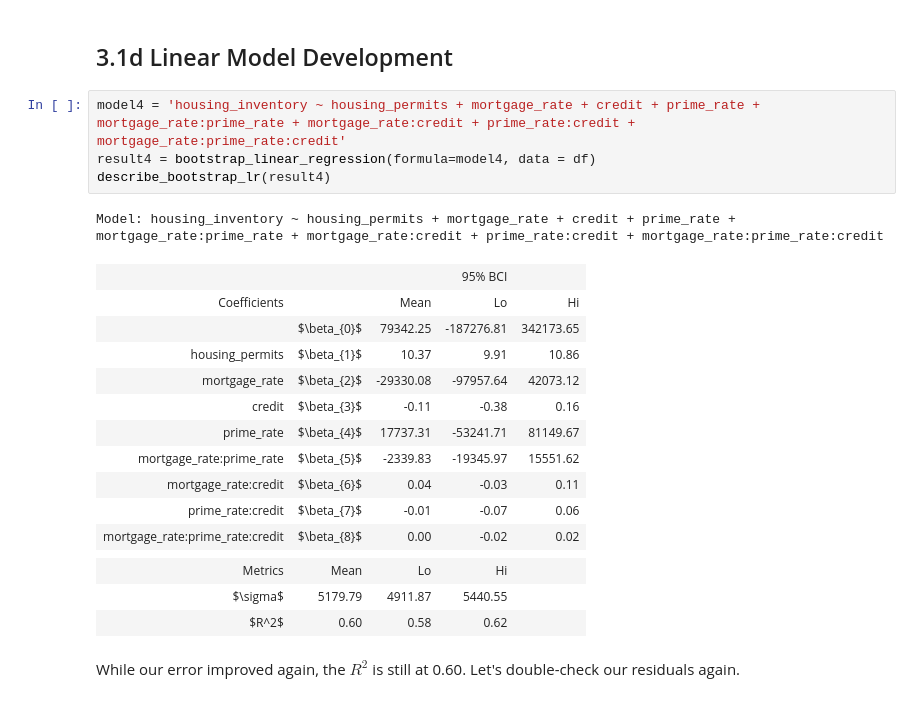
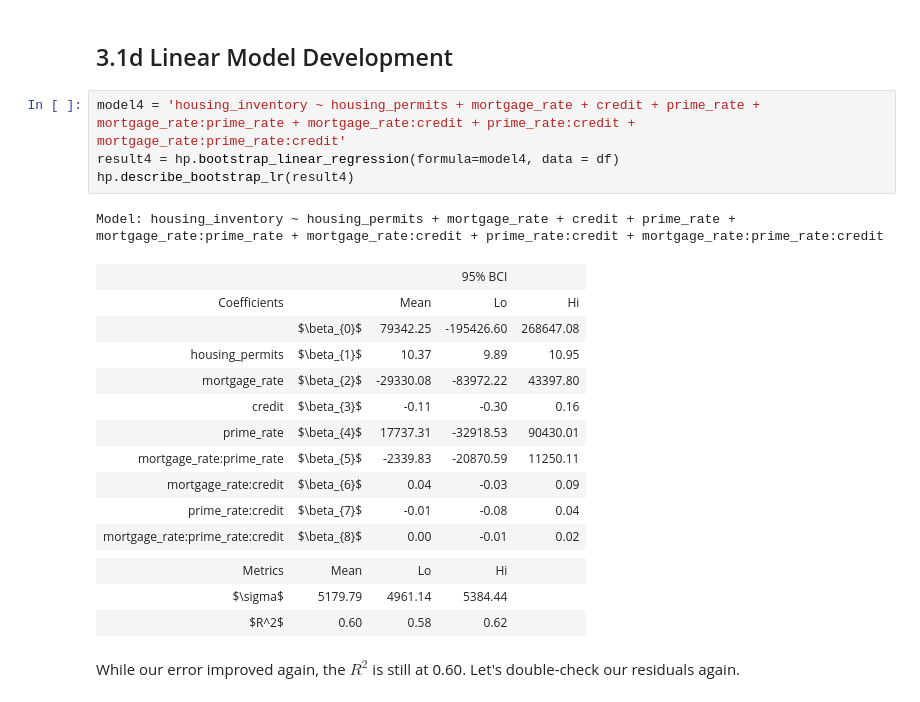
Before and after one commit to tstuckey/housing-inventory, a Jupyter notebook: Housing Inventory - Model.ipynb, the cells around one changed output. Saved outputs shown, nothing was run; the diff lists cells and outputs as text.

```diff
--- a/Housing Inventory - Model.ipynb
+++ b/Housing Inventory - Model.ipynb
@@ -648,24 +233,24 @@ Including the interaction term between `mortgage_rate` and `prime_rate` lowered
 ## 3.1d Linear Model Development
 # %%
 model4 = 'housing_inventory ~ housing_permits + mortgage_rate + credit + prime_rate + mortgage_rate:prime_rate + mortgage_rate:credit + prime_rate:credit + mortgage_rate:prime_rate:credit'
-result4 = bootstrap_linear_regression(formula=model4, data = df)
-describe_bootstrap_lr(result4)
+result4 = hp.bootstrap_linear_regression(formula=model4, data = df)
+hp.describe_bootstrap_lr(result4)
 # %% [output]
 Model: housing_inventory ~ housing_permits + mortgage_rate + credit + prime_rate + mortgage_rate:prime_rate + mortgage_rate:credit + prime_rate:credit + mortgage_rate:prime_rate:credit
 |  |  |  | 95% BCI |  |
 | Coefficients |  | Mean | Lo | Hi |
-|  | $\beta_{0}$ | 79342.25 | -187276.81 | 342173.65 |
-| housing_permits | $\beta_{1}$ | 10.37 | 9.91 | 10.86 |
-| mortgage_rate | $\beta_{2}$ | -29330.08 | -97957.64 | 42073.12 |
-| credit | $\beta_{3}$ | -0.11 | -0.38 | 0.16 |
-| prime_rate | $\beta_{4}$ | 17737.31 | -53241.71 | 81149.67 |
-| mortgage_rate:prime_rate | $\beta_{5}$ | -2339.83 | -19345.97 | 15551.62 |
-| mortgage_rate:credit | $\beta_{6}$ | 0.04 | -0.03 | 0.11 |
-| prime_rate:credit | $\beta_{7}$ | -0.01 | -0.07 | 0.06 |
-| mortgage_rate:prime_rate:credit | $\beta_{8}$ | 0.00 | -0.02 | 0.02 |
+|  | $\beta_{0}$ | 79342.25 | -195426.60 | 268647.08 |
+| housing_permits | $\beta_{1}$ | 10.37 | 9.89 | 10.95 |
+| mortgage_rate | $\beta_{2}$ | -29330.08 | -83972.22 | 43397.80 |
+| credit | $\beta_{3}$ | -0.11 | -0.30 | 0.16 |
+| prime_rate | $\beta_{4}$ | 17737.31 | -32918.53 | 90430.01 |
+| mortgage_rate:prime_rate | $\beta_{5}$ | -2339.83 | -20870.59 | 11250.11 |
+| mortgage_rate:credit | $\beta_{6}$ | 0.04 | -0.03 | 0.09 |
+| prime_rate:credit | $\beta_{7}$ | -0.01 | -0.08 | 0.04 |
+| mortgage_rate:prime_rate:credit | $\beta_{8}$ | 0.00 | -0.01 | 0.02 |
 |  |  |  |  |  |
 | Metrics | Mean | Lo | Hi |  |
-| $\sigma$ | 5179.79 | 4911.87 | 5440.55 |  |
+| $\sigma$ | 5179.79 | 4961.14 | 5384.44 |  |
 | $R^2$ | 0.60 | 0.58 | 0.62 |  |
 # %% [markdown]
 While our error improved again, the $R^2$ is still at 0.60. Let's double-check our residuals again.
```
Also changed, not shown: parts of 14 cells of this notebook, 3 other files.
